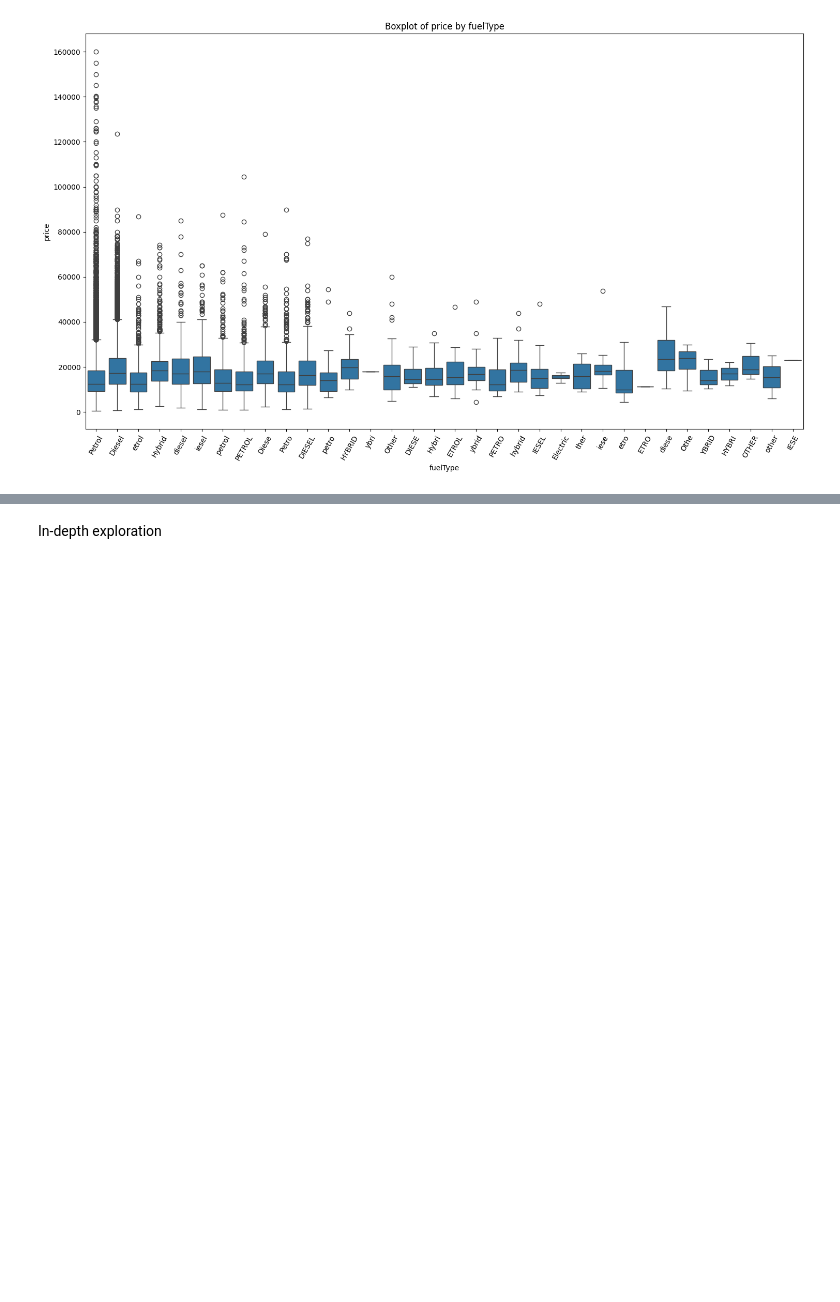
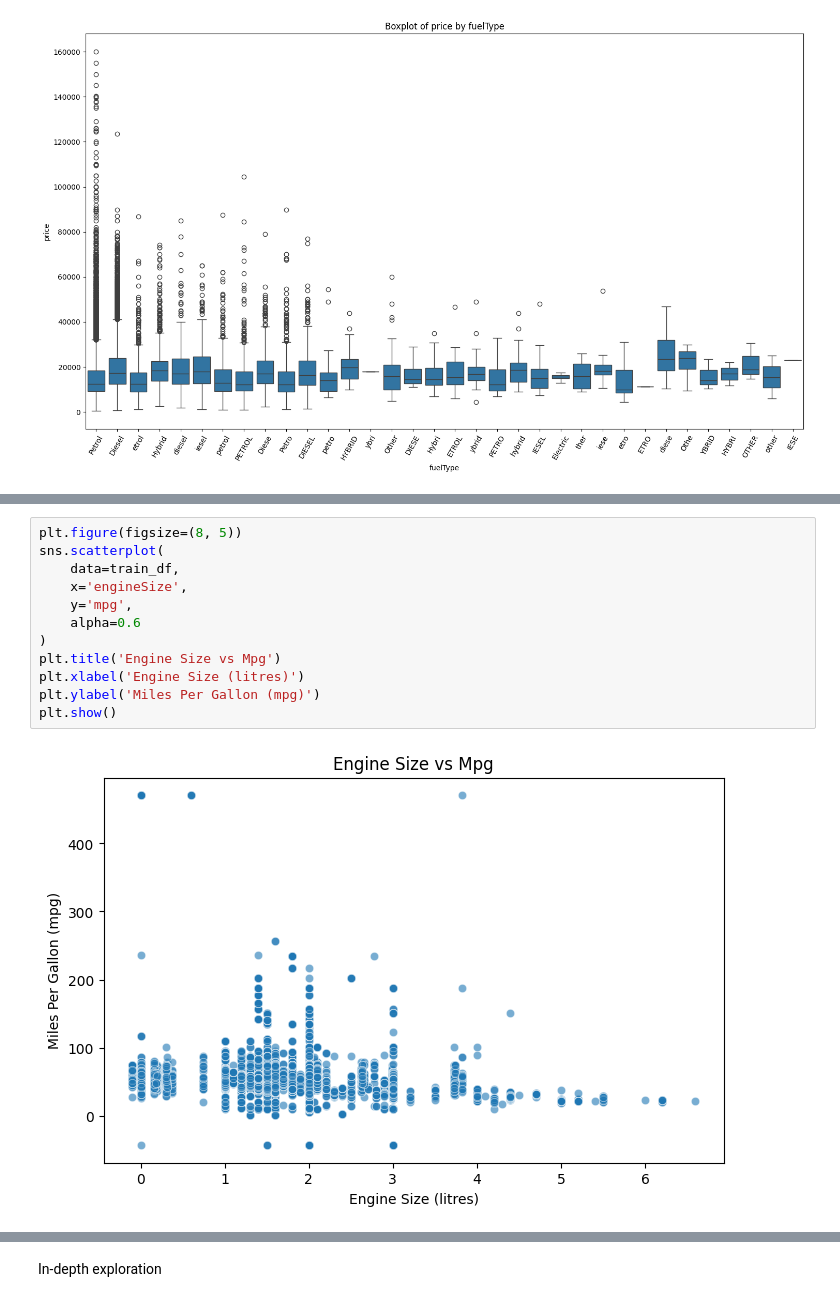
Before and after one commit to EltonSilva97/Car-4-You---Machine-Learning-Project, a Jupyter notebook: main.ipynb, the cells around one changed output, grey strips where cells are left out. Drawn from its saved outputs; the diff is of its cells as text; blank space fills up the shorter version.

```diff
--- a/main.ipynb
+++ b/main.ipynb
@@ -265,0 +267,14 @@ plt.show()
+# %%
+plt.figure(figsize=(8, 5))
+sns.scatterplot(
+    data=train_df,
+    x='engineSize',
+    y='mpg',
+    alpha=0.6
+)
+plt.title('Engine Size vs Mpg')
+plt.xlabel('Engine Size (litres)')
+plt.ylabel('Miles Per Gallon (mpg)')
+plt.show()
+# %% [output]
+[figure, added]
```
Also changed, not shown: parts of 57 cells of this notebook.
